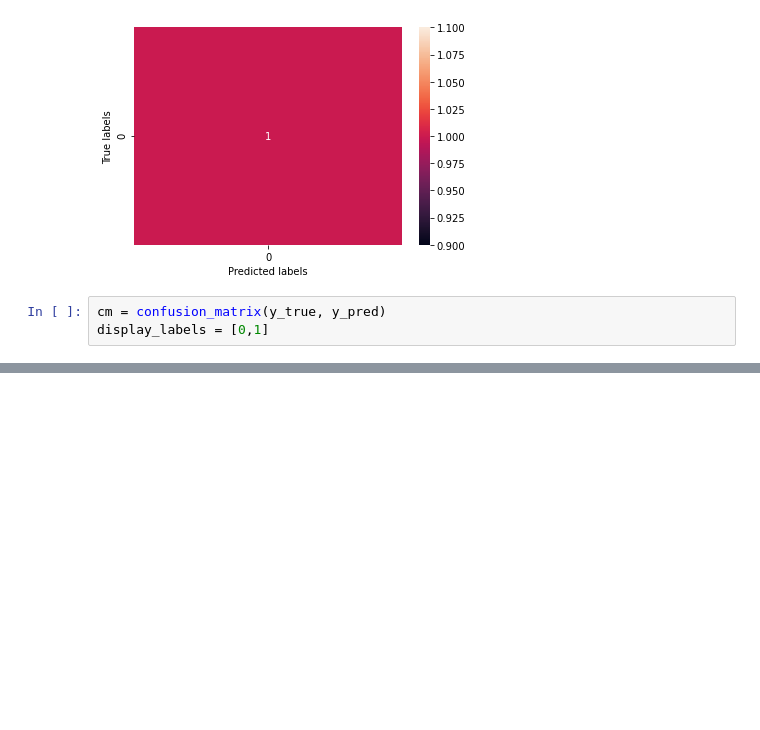
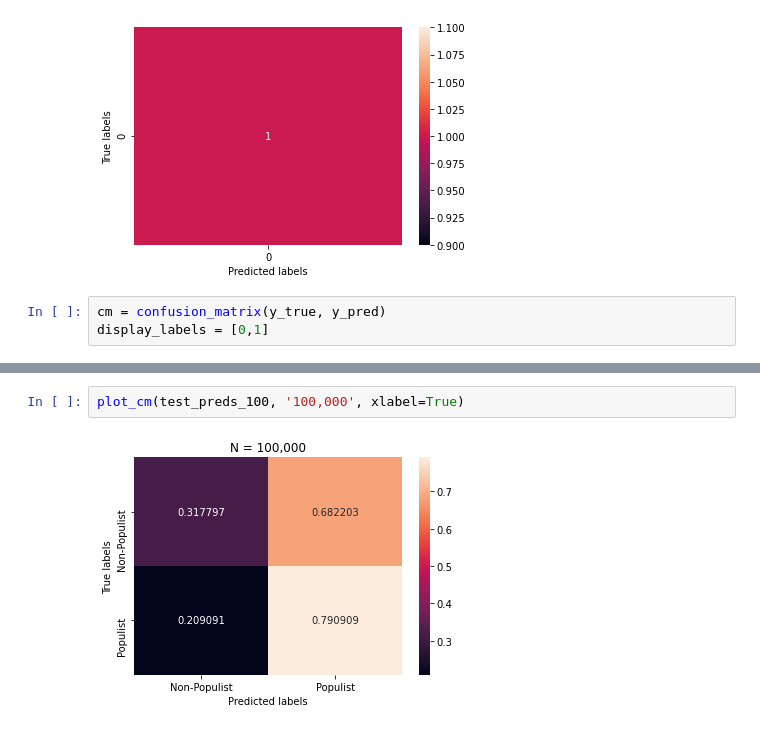
Before and after one commit to dschweim/WeakSupervisionForPopulismDetection, a Jupyter notebook: Notebooks/Interpretation and Error Analysis End Models.ipynb, the cells around one changed output, grey strips where cells are left out. Drawn from its saved outputs; the diff is of its cells as text; blank space fills up the shorter version.

```diff
--- a/Notebooks/Interpretation and Error Analysis End Models.ipynb
+++ b/Notebooks/Interpretation and Error Analysis End Models.ipynb
@@ -165,0 +217,4 @@ display_labels = [0,1]
+# %%
+plot_cm(test_preds_100, '100,000', xlabel=True)
+# %% [output]
+[figure, added]
```
Also changed, not shown: parts of 10 cells of this notebook, 14 other files.
